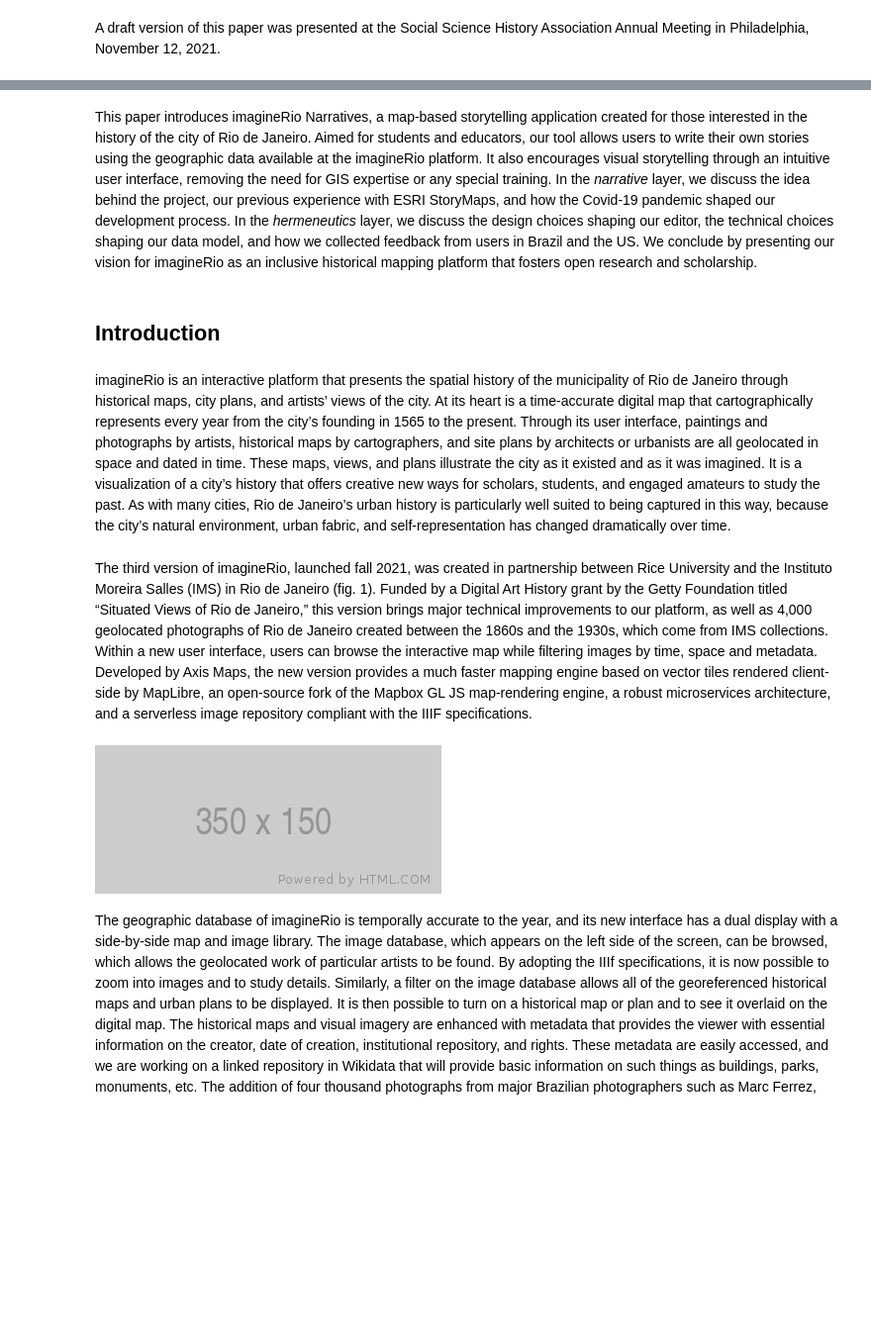
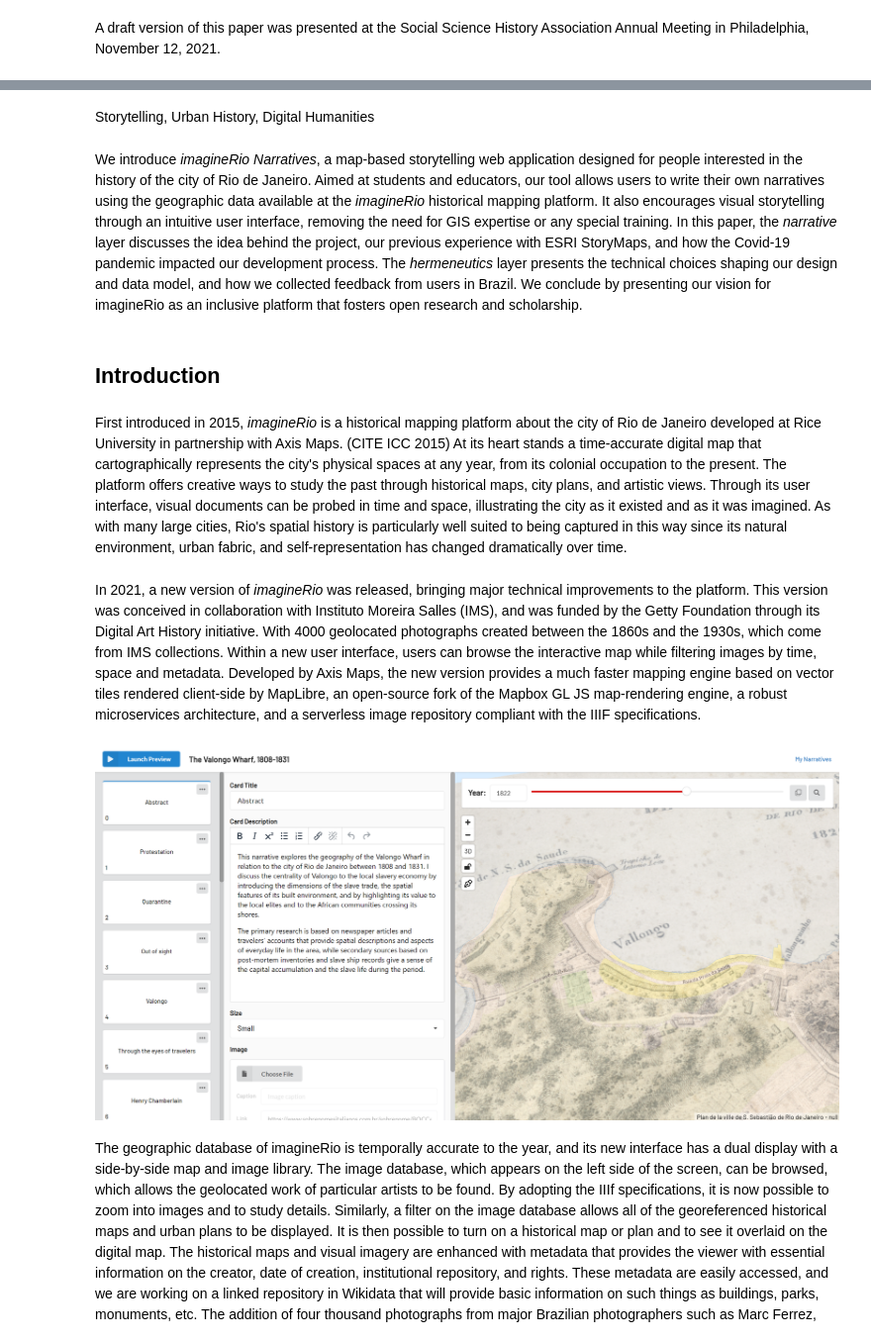
Before and after one commit to imaginerio/narratives-jdh, a Jupyter notebook: narratives.ipynb, the cells around one changed output, grey strips where cells are left out. Shown at 99% size. Saved outputs shown, nothing was run; the diff lists cells and outputs as text; code cells hidden in the pictures; blank space fills up the shorter version.

Commit message:
Add image and json import

```diff
--- a/narratives.ipynb
+++ b/narratives.ipynb
@@ -19,25 +17,27 @@ HGIS, Storytelling, Rio de Janeiro, Digital Humanities
+# %% [markdown]
+Storytelling, Urban History, Digital Humanities
 # %% [markdown]
-This paper introduces imagineRio Narratives, a map-based storytelling application created for those interested in the history of the city of Rio de Janeiro. Aimed for students and educators, our tool allows users to write their own stories using the geographic data available at the imagineRio platform. It also encourages visual storytelling through an intuitive user interface, removing the need for GIS expertise or any special training. In the _narrative_ layer, we discuss the idea behind the project, our previous experience with ESRI StoryMaps, and how the Covid-19 pandemic shaped our development process. In the _hermeneutics_ layer, we discuss the design choices shaping our editor, the technical choices shaping our data model, and how we collected feedback from users in Brazil and the US. We conclude by presenting our vision for imagineRio as an inclusive historical mapping platform that fosters open research and scholarship.
+We introduce _imagineRio Narratives_, a map-based storytelling web application designed for people interested in the history of the city of Rio de Janeiro. Aimed at students and educators, our tool allows users to write their own narratives using the geographic data available at the _imagineRio_ historical mapping platform. It also encourages visual storytelling through an intuitive user interface, removing the need for GIS expertise or any special training. In this paper, the _narrative_ layer discusses the idea behind the project, our previous experience with ESRI StoryMaps, and how the Covid-19 pandemic impacted our development process. The _hermeneutics_ layer presents the technical choices shaping our design and data model, and how we collected feedback from users in Brazil. We conclude by presenting our vision for imagineRio as an inclusive platform that fosters open research and scholarship.
 # %% [markdown]
 ## Introduction
 # %% [markdown]
-imagineRio is an interactive platform that presents the spatial history of the municipality of Rio de Janeiro through historical maps, city plans, and artists’ views of the city. At its heart is a time-accurate digital map that cartographically represents every year from the city’s founding in 1565 to the present. Through its user interface, paintings and photographs by artists, historical maps by cartographers, and site plans by architects or urbanists are all geolocated in space and dated in time. These maps, views, and plans illustrate the city as it existed and as it was imagined. It is a visualization of a city’s history that offers creative new ways for scholars, students, and engaged amateurs to study the past. As with many cities, Rio de Janeiro’s urban history is particularly well suited to being captured in this way, because the city’s natural environment, urban fabric, and self-representation has changed dramatically over time.
+First introduced in 2015, _imagineRio_ is a historical mapping platform about the city of Rio de Janeiro developed at Rice University in partnership with Axis Maps. (CITE ICC 2015) At its heart stands a time-accurate digital map that cartographically represents the city's physical spaces at any year, from its colonial occupation to the present. The platform offers creative ways to study the past through historical maps, city plans, and artistic views. Through its user interface, visual documents can be probed in time and space, illustrating the city as it existed and as it was imagined. As with many large cities, Rio's spatial history is particularly well suited to being captured in this way since its natural environment, urban fabric, and self-representation has changed dramatically over time.
 # %% [markdown]
-The third version of imagineRio, launched fall 2021, was created in partnership between Rice University and the Instituto Moreira Salles (IMS) in Rio de Janeiro (fig. 1). Funded by a Digital Art History grant by the Getty Foundation titled “Situated Views of Rio de Janeiro,” this version brings major technical improvements to our platform, as well as 4,000 geolocated photographs of Rio de Janeiro created between the 1860s and the 1930s, which come from IMS collections. Within a new user interface, users can browse the interactive map while filtering images by time, space and metadata. Developed by Axis Maps, the new version provides a much faster mapping engine based on vector tiles rendered client-side by MapLibre, an open-source fork of the Mapbox GL JS map-rendering engine, a robust microservices architecture, and a serverless image repository compliant with the IIIF specifications.
+In 2021, a new version of _imagineRio_ was released, bringing major technical improvements to the platform. This version was conceived in collaboration with Instituto Moreira Salles (IMS), and was funded by the Getty Foundation through its Digital Art History initiative. With 4000 geolocated photographs created between the 1860s and the 1930s, which come from IMS collections. Within a new user interface, users can browse the interactive map while filtering images by time, space and metadata. Developed by Axis Maps, the new version provides a much faster mapping engine based on vector tiles rendered client-side by MapLibre, an open-source fork of the Mapbox GL JS map-rendering engine, a robust microservices architecture, and a serverless image repository compliant with the IIIF specifications.
 # %%
 from IPython.display import Image, display
 metadata={
     "jdh":{
         "module": "object",
         "object": {
           "type": "image",
           "source": [
             "This is a sample image with subtitle"
           ]
         }
     }
 }
-display(Image("media/350x150.png"), metadata=metadata)
+display(Image("images/example.png"), metadata=metadata)
 # %% [output]
-[figure, old version]
+[figure, new version]
 # %% [markdown]
```
Also changed, not shown: parts of 4 cells of this notebook, 5 other files.
